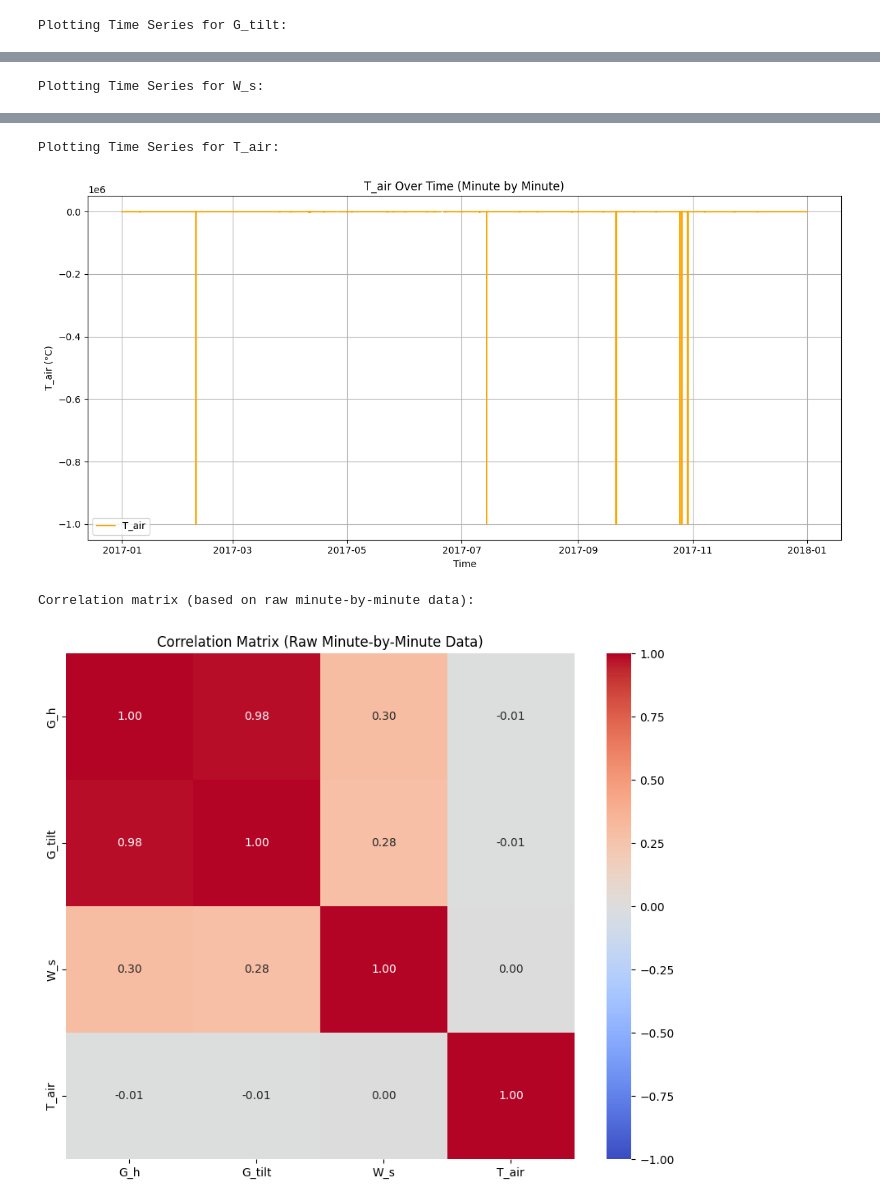
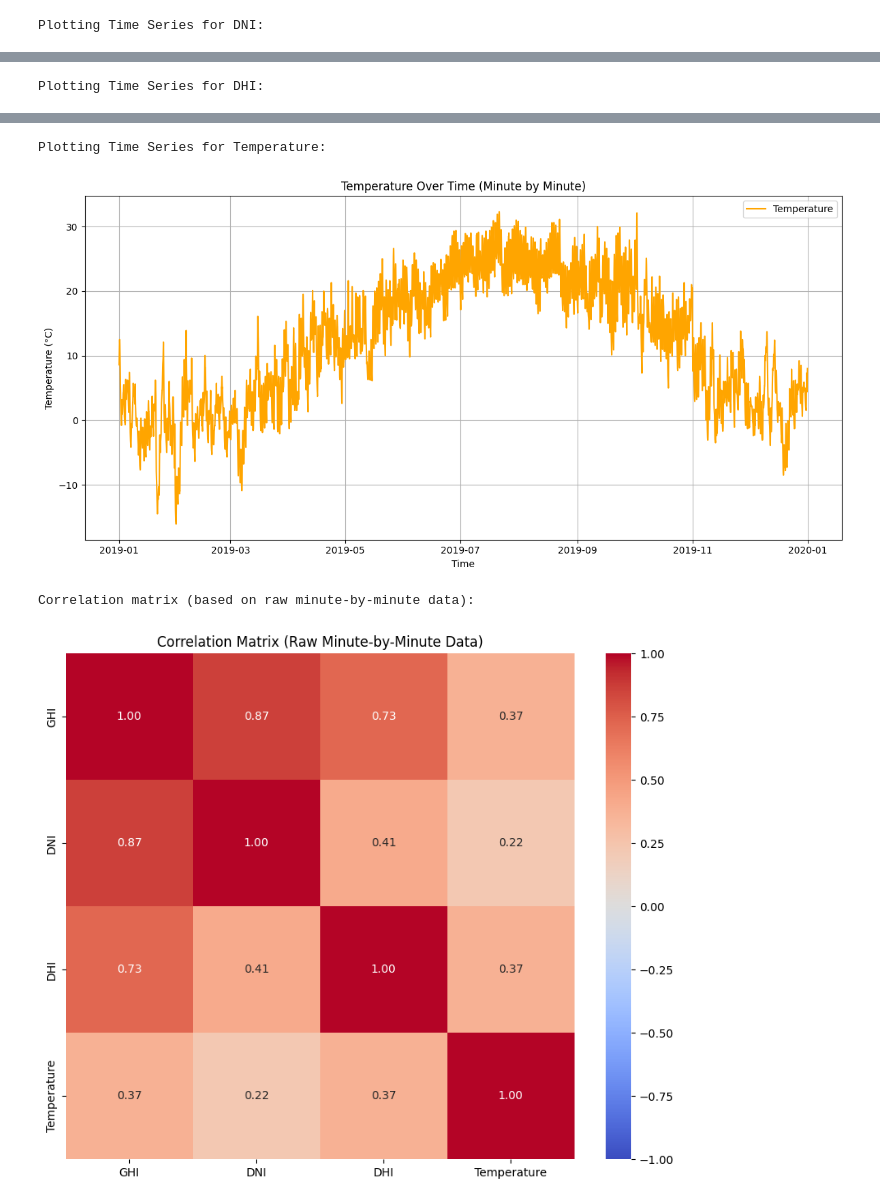
Before and after one commit to giutala/aee_2425, a Jupyter notebook: data_analysis.ipynb, the cells around one changed output, grey strips where cells are left out. Drawn from its saved outputs; the diff is of its cells as text; code cells hidden in the pictures.

```diff
--- a/data_analysis.ipynb
+++ b/data_analysis.ipynb
@@ -5,13 +5,12 @@ import matplotlib.pyplot as plt
 import seaborn as sns
 # %%
 # Load the dataset
-file_path = 'Dataset-SolarTechLab.csv'
+file_path = 'solar_data_with_temperature_adjusted_irradiance.csv'
 solar_data = pd.read_csv(
     file_path,
-    sep=';',  # Semicolon delimiter
-    parse_dates=['Time'],  # Parse the 'Time' column as datetime
-    index_col='Time'  # Set 'Time' column as the index
-)
+    index_col=[0],  # Use 'time' as the index
+    parse_dates=[0]  # Parse the 'time' column as datetime
+).drop(columns=['Year', 'Month', 'Day', 'Hour', 'Minute'])
 
 # Display the resulting DataFrame structure
 print(solar_data.info())  # Check the structure of the DataFrame
@@ -100,20 +100,7 @@ W_d           4854
 dtype: int64
 # %%
-import pandas as pd
-import matplotlib.pyplot as plt
-import seaborn as sns
-
-# Load your dataset
-file_path = 'Dataset-SolarTechLab.csv'
-solar_data = pd.read_csv(
-    file_path,
-    sep=';',  # Semicolon delimiter
-    parse_dates=['Time'],  # Parse the 'Time' column as datetime
-    index_col='Time'  # Set 'Time' column as the index
-)
-
 # List of numerical columns to plot (update these based on your dataset)
-numerical_columns = ['G_h', 'G_tilt', 'W_s', 'T_air']  # Adjust based on your data
+numerical_columns = ['GHI', 'DNI', 'DHI', 'Temperature']  # Adjust based on your data
 
 # Create time series plots for each of the numerical columns (one value per minute)
 for column in numerical_columns:
@@ -121,12 +108,12 @@ for column in numerical_columns:
 
     # Create a plot for the data for each feature (minute-by-minute)
     plt.figure(figsize=(12, 6))
-    plt.plot(solar_data.index, solar_data[column], color='blue' if column != 'T_air' else 'orange', label=column)
+    plt.plot(solar_data.index, solar_data[column], color='blue' if column != 'Temperature' else 'orange', label=column)
 
     # Customize the plot
     plt.title(f'{column} Over Time (Minute by Minute)')
     plt.xlabel('Time')
-    plt.ylabel(f'{column} (W/m²)' if column not in ['T_air', 'W_s'] else f'{column} (°C)' if column == 'T_air' else f'{column} (m/s)')
+    plt.ylabel(f'{column} (W/m²)' if column not in ['Temperature'] else f'{column} (°C)')
     plt.grid(True)
 
     # Show legend
@@ -154 +141 @@ Plotting Time Series for G_h:
-Plotting Time Series for G_tilt:
+Plotting Time Series for DNI:
@@ -156 +143 @@ Plotting Time Series for G_tilt:
-Plotting Time Series for W_s:
+Plotting Time Series for DHI:
@@ -158,4 +145,4 @@ Plotting Time Series for W_s:
-Plotting Time Series for T_air:
+Plotting Time Series for Temperature:
-[figure, old version]
+[figure, new version]
 Correlation matrix (based on raw minute-by-minute data):
-[figure, old version]
+[figure, new version]
```
Also changed, not shown: parts of 9 cells of this notebook, 1 other file.
